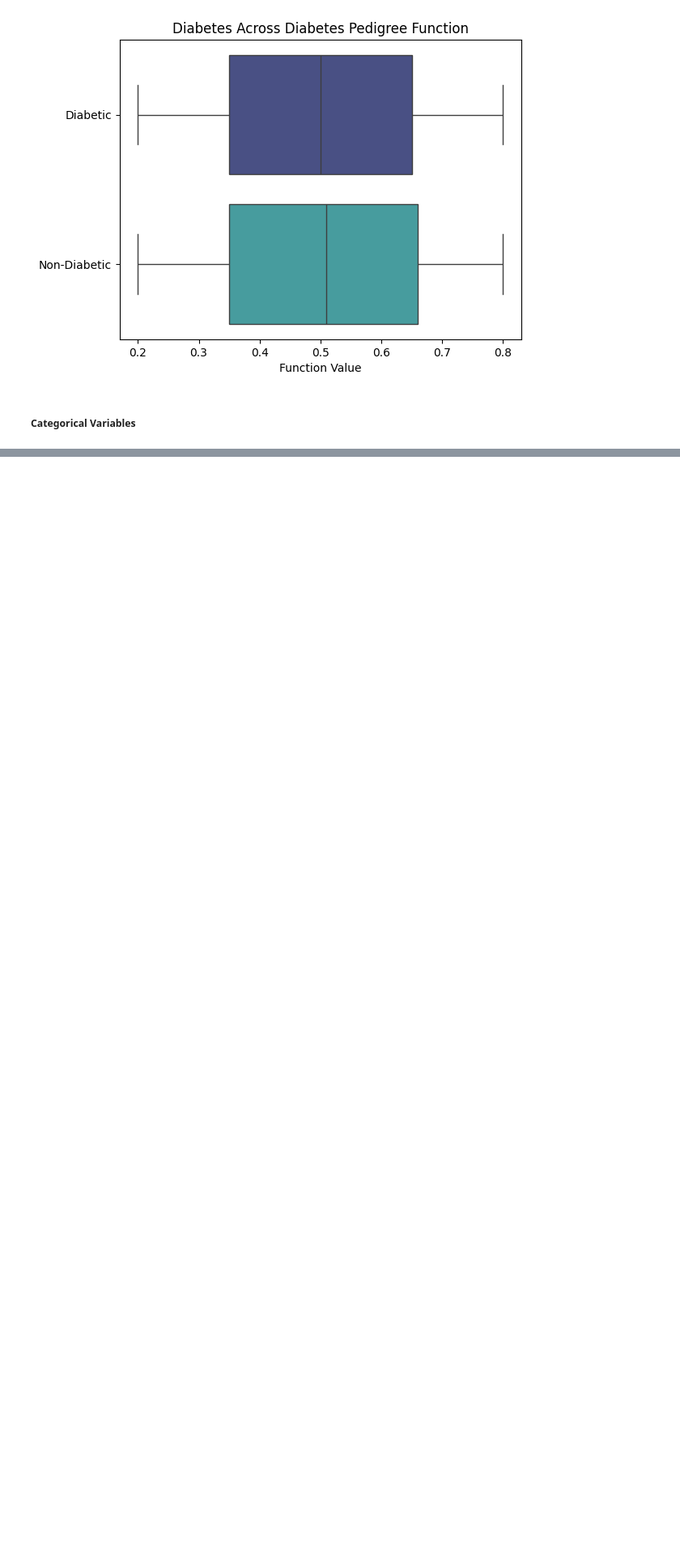
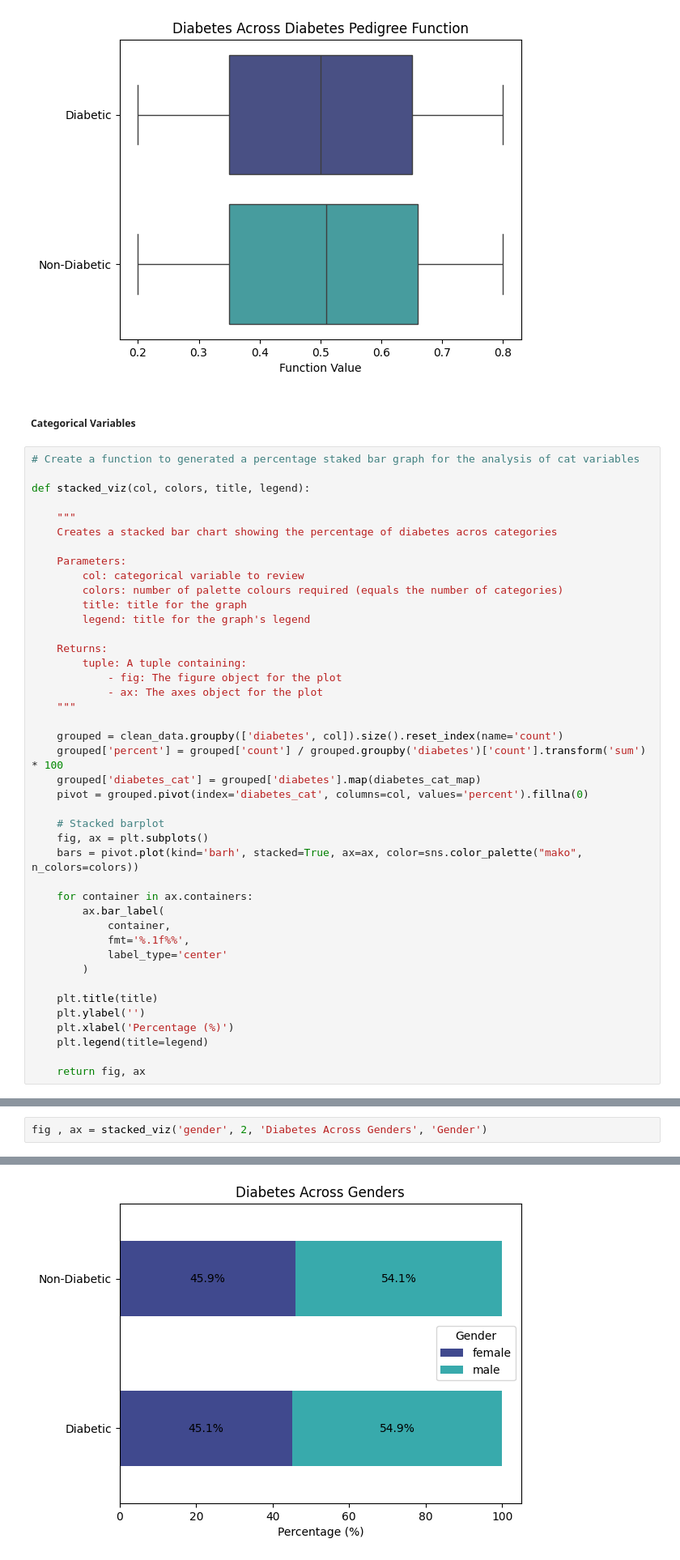
Before and after one commit to isabella-madiedo/Diabetes-Datathon, a Jupyter notebook: Code/exploratory_data_analysis.ipynb, the cells around one changed output, grey strips where cells are left out. Shown at 81% size. Cells and saved outputs as stored; diff of their text form; blank space fills up the shorter version.

```diff
--- a/Code/exploratory_data_analysis.ipynb
+++ b/Code/exploratory_data_analysis.ipynb
@@ -98,3 +116,45 @@ Passing `palette` without assigning `hue` is deprecated and will be removed in v
 [figure]
 # %% [markdown]
 ##### Categorical Variables
+# %%
+# Create a function to generated a percentage staked bar graph for the analysis of cat variables
+
+def stacked_viz(col, colors, title, legend):
+
+    """
+    Creates a stacked bar chart showing the percentage of diabetes acros categories
+
+    Parameters:
+        col: categorical variable to review
+        colors: number of palette colours required (equals the number of categories)
+        title: title for the graph
+        legend: title for the graph's legend
+
+    Returns:
+        tuple: A tuple containing:
+            - fig: The figure object for the plot
+            - ax: The axes object for the plot
+    """
+
+    grouped = clean_data.groupby(['diabetes', col]).size().reset_index(name='count')
+    grouped['percent'] = grouped['count'] / grouped.groupby('diabetes')['count'].transform('sum') * 100
+    grouped['diabetes_cat'] = grouped['diabetes'].map(diabetes_cat_map)
+    pivot = grouped.pivot(index='diabetes_cat', columns=col, values='percent').fillna(0)
+
+    # Stacked barplot
+    fig, ax = plt.subplots()
+    bars = pivot.plot(kind='barh', stacked=True, ax=ax, color=sns.color_palette("mako", n_colors=colors))
+
+    for container in ax.containers:
+        ax.bar_label(
+            container,
+            fmt='%.1f%%',
+            label_type='center'
+        )
+
+    plt.title(title)
+    plt.ylabel('')
+    plt.xlabel('Percentage (%)')
+    plt.legend(title=legend)
+
+    return fig, ax
@@ -100,0 +163,3 @@ Passing `palette` without assigning `hue` is deprecated and will be removed in v
+# %%
+fig , ax = stacked_viz('gender', 2, 'Diabetes Across Genders', 'Gender')
+# %% [output]
@@ -100,0 +167 @@ Passing `palette` without assigning `hue` is deprecated and will be removed in v
+[figure, added]
```
Also changed, not shown: parts of 20 cells of this notebook.
